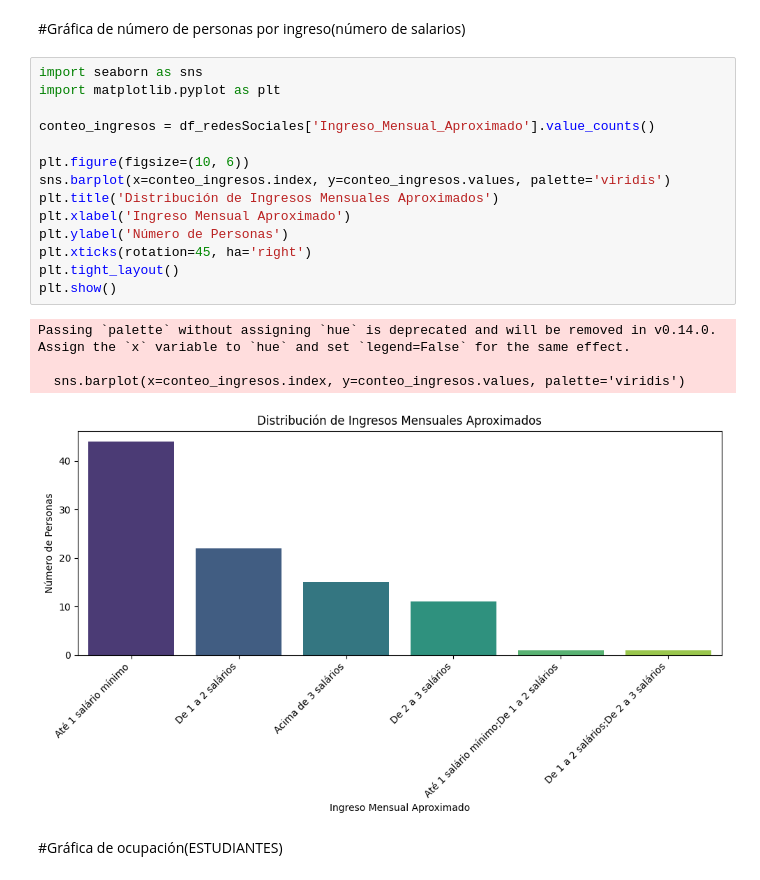
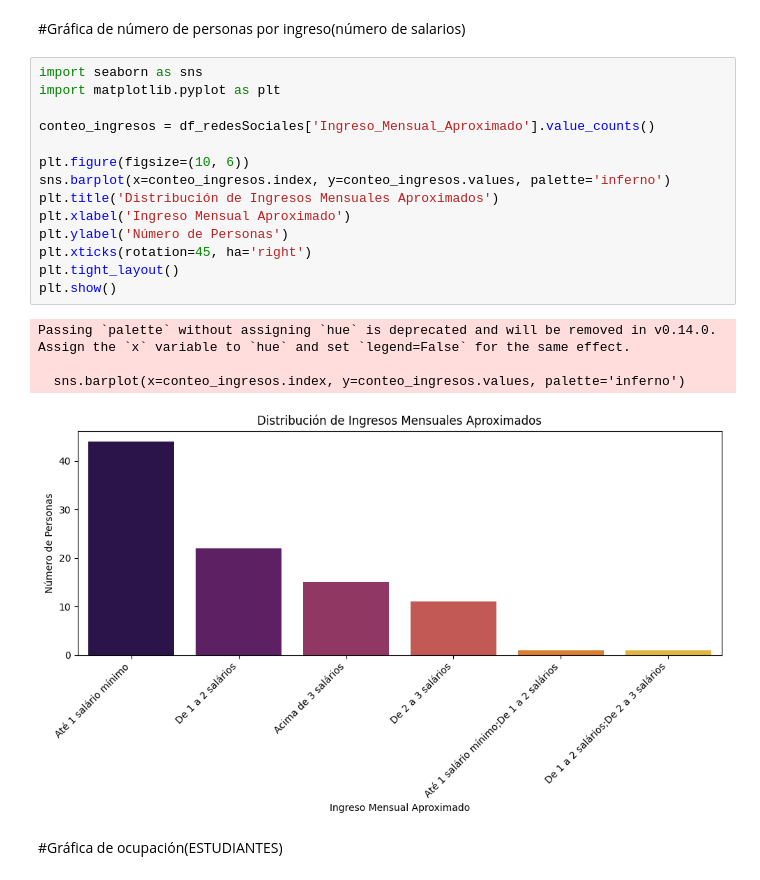
Before and after one commit to AlvaroRg-bot/redessociales, a Jupyter notebook: analisisredessociales.ipynb, the cells around one changed output. Cells and saved outputs as stored; diff of their text form.

```diff
--- a/analisisredessociales.ipynb
+++ b/analisisredessociales.ipynb
@@ -381,22 +385,22 @@ dtype: int64
 # %%
 import seaborn as sns
 import matplotlib.pyplot as plt
 
 conteo_ingresos = df_redesSociales['Ingreso_Mensual_Aproximado'].value_counts()
 
 plt.figure(figsize=(10, 6))
-sns.barplot(x=conteo_ingresos.index, y=conteo_ingresos.values, palette='viridis')
+sns.barplot(x=conteo_ingresos.index, y=conteo_ingresos.values, palette='inferno')
 plt.title('Distribución de Ingresos Mensuales Aproximados')
 plt.xlabel('Ingreso Mensual Aproximado')
 plt.ylabel('Número de Personas')
 plt.xticks(rotation=45, ha='right')
 plt.tight_layout()
 plt.show()
 # %% [output]
 Passing `palette` without assigning `hue` is deprecated and will be removed in v0.14.0. Assign the `x` variable to `hue` and set `legend=False` for the same effect.
 
-  sns.barplot(x=conteo_ingresos.index, y=conteo_ingresos.values, palette='viridis')
+  sns.barplot(x=conteo_ingresos.index, y=conteo_ingresos.values, palette='inferno')
-[figure, old version]
+[figure, new version]
 # %% [markdown]
 #Gráfica de ocupación(ESTUDIANTES)
 # %%
```
Also changed, not shown: parts of 4 cells of this notebook.
